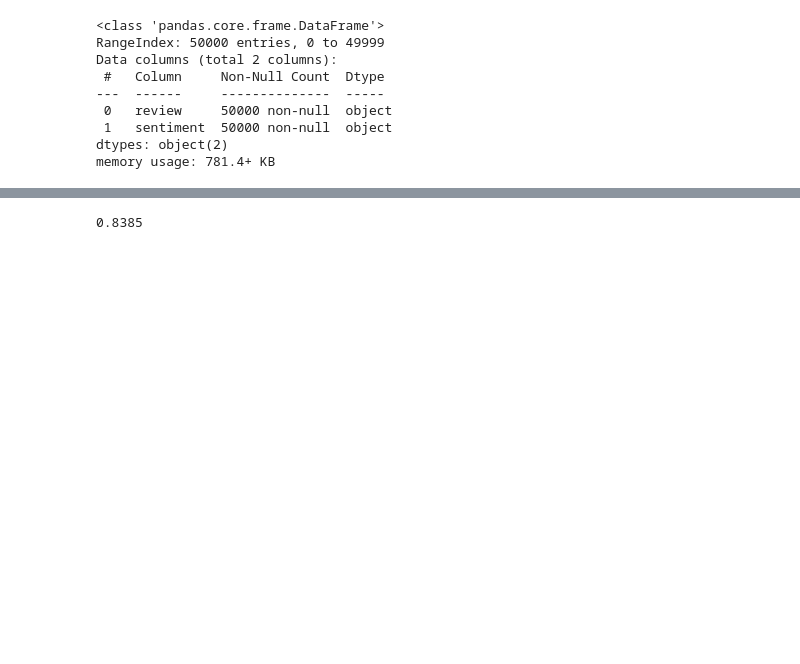
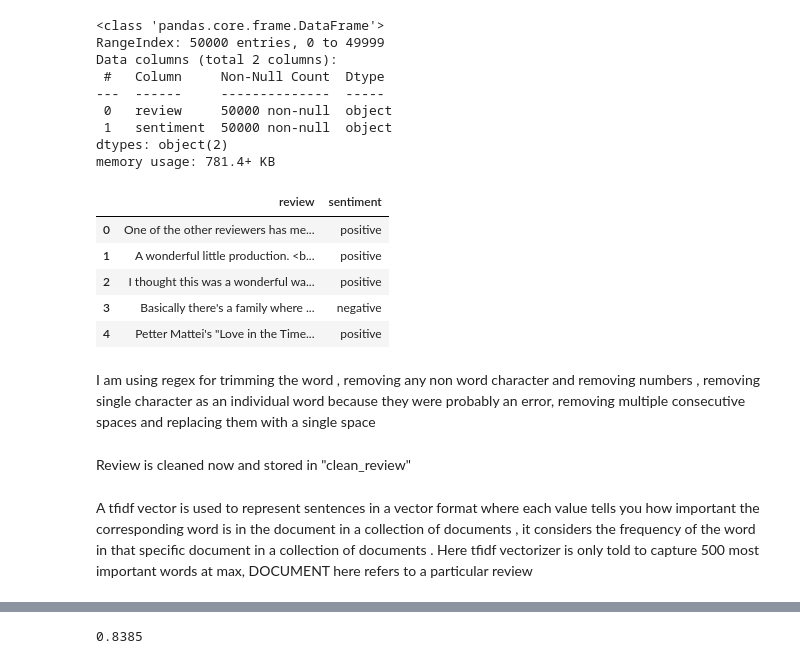
Before and after one commit to shashwat1237/Sentiment-Analysis-of-Movie-Reviews, a Jupyter notebook: Untitled.ipynb, the cells around one changed output, grey strips where cells are left out. Saved outputs shown, nothing was run; the diff lists cells and outputs as text; code cells hidden in the pictures; blank space fills up the shorter version.

```diff
--- a/Untitled.ipynb
+++ b/Untitled.ipynb
@@ -41,6 +43,17 @@ Data columns (total 2 columns):
  1   sentiment  50000 non-null  object
 dtypes: object(2)
 memory usage: 781.4+ KB
+# %%
+df.head()
+# %% [output]
+|  | review | sentiment |
+| 0 | One of the other reviewers has me... | positive |
+| 1 | A wonderful little production. <b... | positive |
+| 2 | I thought this was a wonderful wa... | positive |
+| 3 | Basically there's a family where ... | negative |
+| 4 | Petter Mattei's "Love in the Time... | positive |
+# %% [markdown]
+I am using regex for trimming the word , removing any non word character and removing numbers , removing single character as an individual word because they were probably an error, removing multiple consecutive spaces and replacing them with a single space
 # %%
 def clean_text(text):
     text=text.lower()
@@ -52,5 +65,9 @@ def clean_text(text):
     text=re.sub(r"[\s]+"," ",text)
 
     return " ".join([word for word in text.split(" ") if not(word in stop_words)])
+# %% [markdown]
+Review is cleaned now and stored in "clean_review"
 # %%
 df["clean_review"]=df["review"].apply(clean_text)
+# %% [markdown]
+A tfidf vector is used to represent sentences in a vector format where each value tells you how important the corresponding word is in the document in a collection of documents , it considers the frequency of the word in that specific document in a collection of documents . Here tfidf vectorizer is only told to capture 500 most important words at max, DOCUMENT here refers to a particular review
```
Also changed, not shown: parts of 11 cells of this notebook.
